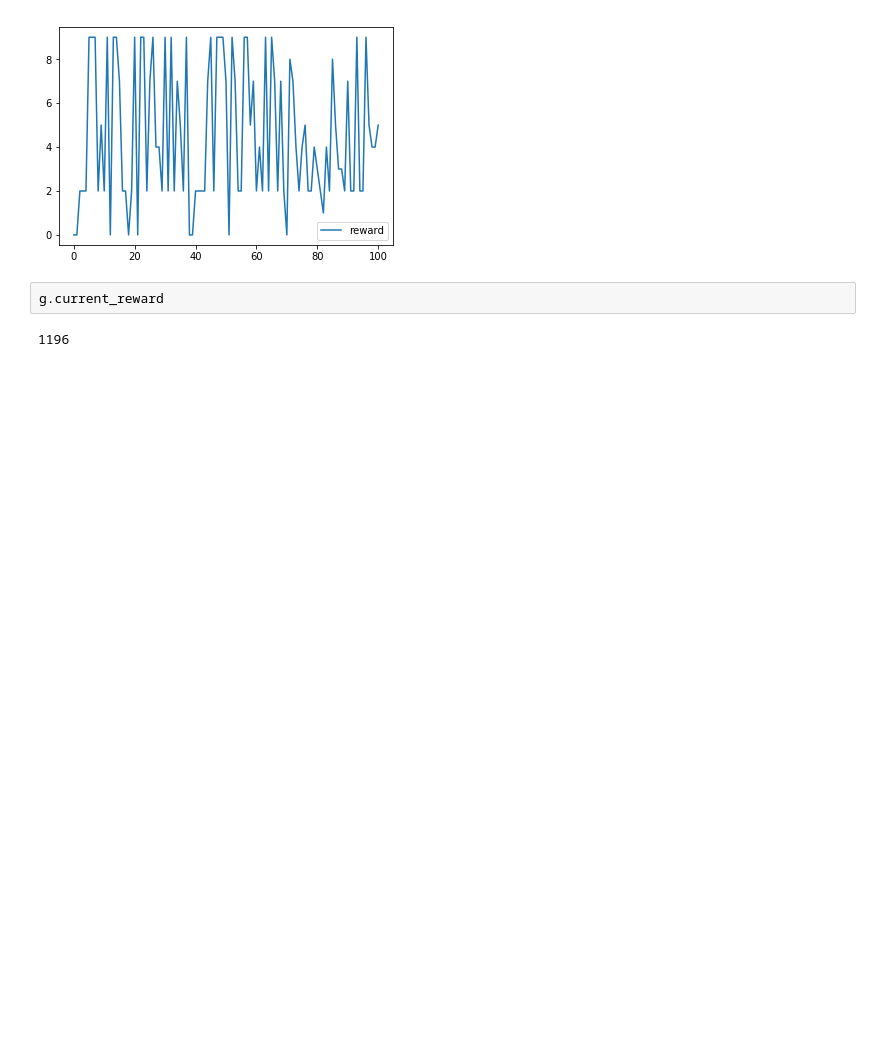
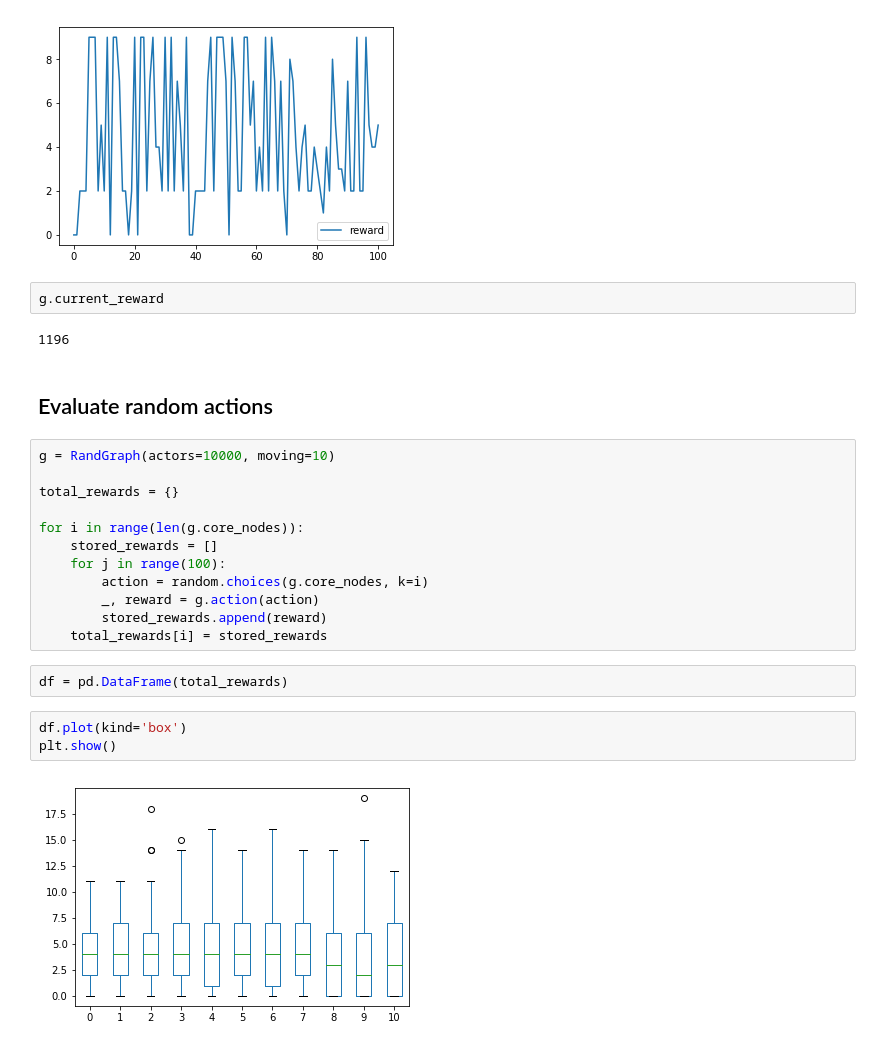
Before and after one commit to Olivier-Lakoue/Graph_ML_Problems, a Jupyter notebook: notebooks/[17]_Define_actions_and_reward.ipynb, the cells around one changed output. Drawn from its saved outputs; the diff is of its cells as text; blank space fills up the shorter version.

Commit message:
fixed graphs

```diff
--- a/notebooks/[17]_Define_actions_and_reward.ipynb
+++ b/notebooks/[17]_Define_actions_and_reward.ipynb
@@ -115,3 +115,24 @@ plt.show()
 g.current_reward
 # %% [output]
 1196
+# %% [markdown]
+## Evaluate random actions
+# %%
+g = RandGraph(actors=10000, moving=10)
+
+total_rewards = {}
+
+for i in range(len(g.core_nodes)):
+    stored_rewards = []
+    for j in range(100):
+        action = random.choices(g.core_nodes, k=i)
+        _, reward = g.action(action)
+        stored_rewards.append(reward)
+    total_rewards[i] = stored_rewards
+# %%
+df = pd.DataFrame(total_rewards)
+# %%
+df.plot(kind='box')
+plt.show()
+# %% [output]
+[figure, added]
```
Also changed, not shown: parts of 1 cell of this notebook, 11 other files.
